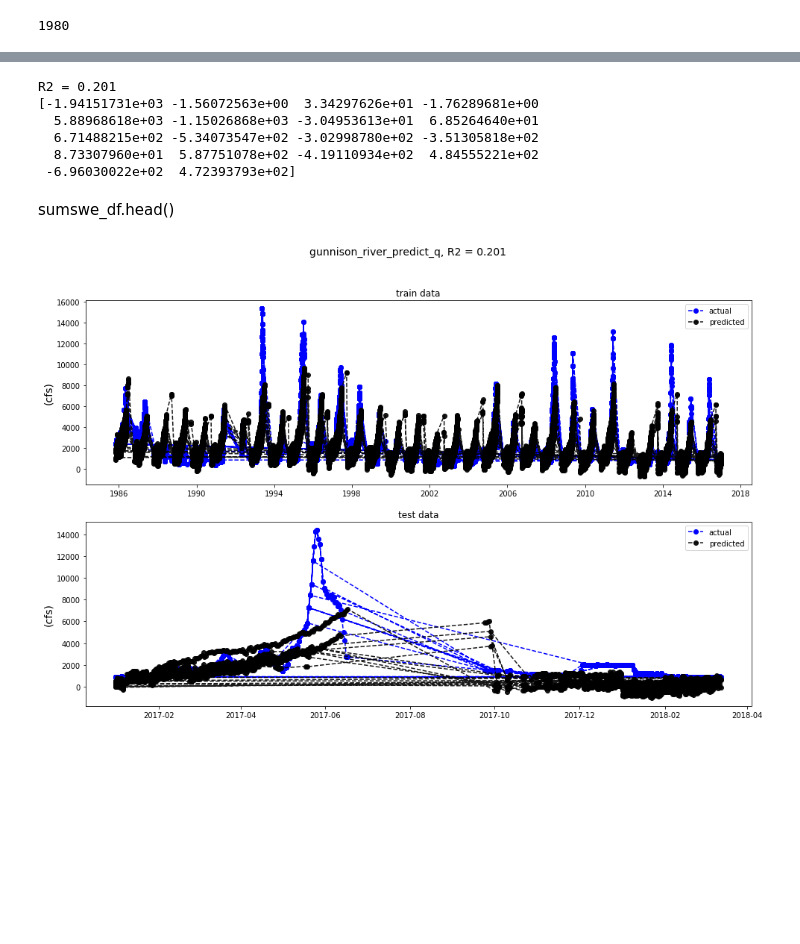
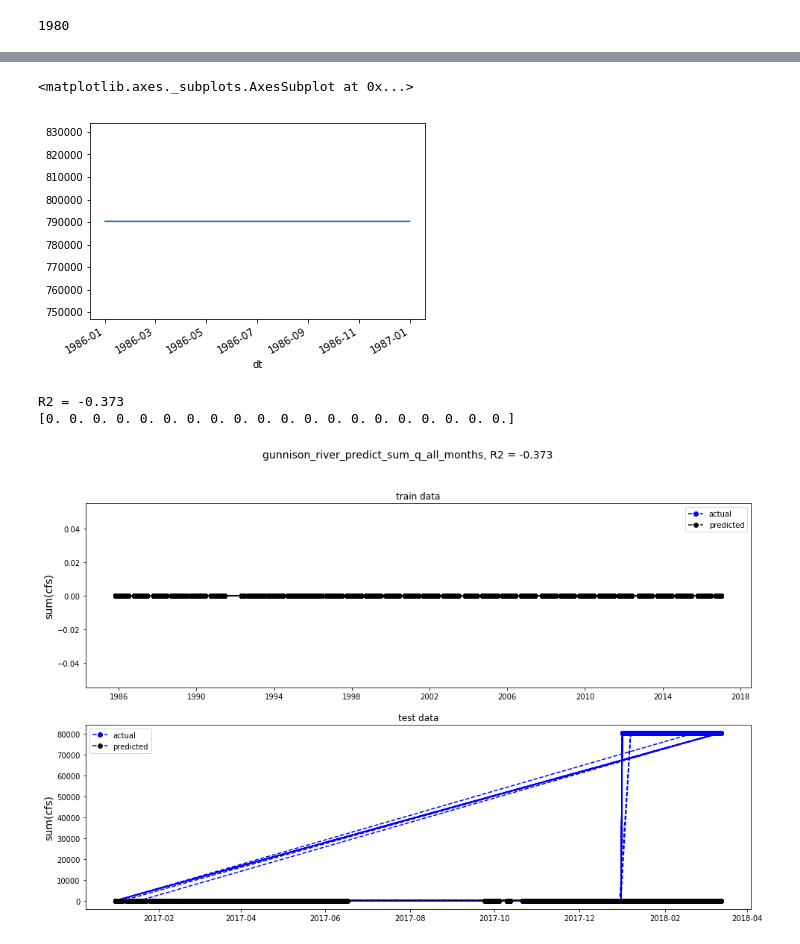
Before and after one commit to drewthayer/capstone1-predict-streamflow, a Jupyter notebook: predict_q_refactor_simple.ipynb, the cells around one changed output, grey strips where cells are left out. Saved outputs shown, nothing was run; the diff lists cells and outputs as text; code cells hidden in the pictures; blank space fills up the shorter version.

```diff
--- a/predict_q_refactor_simple.ipynb
+++ b/predict_q_refactor_simple.ipynb
@@ -282,0 +281,3 @@ data_all.tail()
+# %%
+# try a groupby
+cfs_cumsum = data_all.groupby(['year','month'])['cfs'].cumsum()
@@ -282,0 +289,2 @@ data_all.tail()
+# %%
+data_all['cfs_cumsum'] = cfs_cumsum
@@ -283,3 +342,8 @@ data_all.tail()
+# %%
+data_all.cfs_sum.plot()
+# %% [output]
+<matplotlib.axes._subplots.AxesSubplot at 0x...>
+[figure, added]
 # %%
 # quick clean
 data_clean = data_all.dropna()
@@ -294,11 +358,12 @@ split_year = 2017
 train_df = model_df[model_df.index.year < split_year]
 test_df = model_df[model_df.index.year >= split_year]
 
-X_train = train_df.drop('cfs', axis=1)
-y_train = train_df['cfs']
+target_col = 'cfs_sum'
+X_train = train_df.drop(target_col, axis=1)
+y_train = train_df[target_col]
 
-X_test = test_df.drop('cfs', axis=1)
-y_test = test_df['cfs']
+X_test = test_df.drop(target_col, axis=1)
+y_test = test_df[target_col]
 # %%
 # make and fit model
 alpha= 5
@@ -313,9 +378,5 @@ print('R2 = {0:.3f}'.format(score))
 coefs = model.coef_
 print(coefs)
 # %% [output]
-R2 = 0.201
-[-1.94151731e+03 -1.56072563e+00  3.34297626e+01 -1.76289681e+00
-  5.88968618e+03 -1.15026868e+03 -3.04953613e+01  6.85264640e+01
-  6.71488215e+02 -5.34073547e+02 -3.02998780e+02 -3.51305818e+02
-  8.73307960e+01  5.87751078e+02 -4.19110934e+02  4.84555221e+02
- -6.96030022e+02  4.72393793e+02]
+R2 = -0.373
+[0. 0. 0. 0. 0. 0. 0. 0. 0. 0. 0. 0. 0. 0. 0. 0. 0. 0. 0. 0.]
@@ -335,44 +383,42 @@ R2 = 0.201
-# %% [markdown]
-sumswe_df.head()
 # %%
 # plot predictions
 # plots swe A, B
 df = model_df # dataframe to plot from
 #y # already made
 #y_hat # already made
-figname = 'gunnison_river_predict_q'
+figname = 'gunnison_river_predict_sum_q_all_months'
 
 # plot
 fig, ax = plt.subplots(2,1,figsize=(16,8));
 ax[0].plot(y_train.index,y_train,'bo--')
-ax[0].set_ylabel('(cfs)', fontsize=14);
+ax[0].set_ylabel('sum(cfs)', fontsize=14);
 #ax[0].set_xlabel('year', fontsize=14)
 ax[0].plot(y_train.index,y_hat_train,'ko--',alpha=0.9)
 ax[0].legend(['actual','predicted'])
 ax[0].set_title('train data')
 
 ax[1].plot(y_test.index,y_test,'bo--')
-ax[1].set_ylabel('(cfs)', fontsize=14);
+ax[1].set_ylabel('sum(cfs)', fontsize=14);
 #ax[1].set_xlabel('year', fontsize=14)
 ax[1].plot(y_test.index,y_hat_test,'ko--',alpha=0.9)
 ax[1].legend(['actual','predicted'])
 ax[1].set_title('test data')
 plt.suptitle('{}, R2 = {}'.format(figname,str(round(score,3))),fontsize=14)
 
 # arrs = [(0,0),(0,1),(0,2),(1,0),(1,1),(1,2)]
 # for x, col in enumerate(cols[:-1]):
 #     ax[arrs[x]].plot(df[col].values,y,'bo')
 #     ax[arrs[x]].set_ylabel('q (cfs)');
 #     ax[arrs[x]].set_xlabel(cols[x])
 #     ax[arrs[x]].plot(df[col].values,y_hat,'ko')
 #     ax[arrs[x]].legend(['actual','predicted'])
 # plt.suptitle('{}, R2 = {}'.format(figname,str(round(score,3))),fontsize=14)
 
 # save fig
 fig.set_size_inches(16, 10)
 plt.savefig('{}.png'.format(figname),format='png', dpi=300)
 # %% [output]
-[figure, old version]
+[figure, new version]
 # %%
 # # explore X,y
 # fig, ax = plt.subplots(1,4,figsize=(16,8));
```
Also changed, not shown: parts of 9 cells of this notebook, 50 other files.
